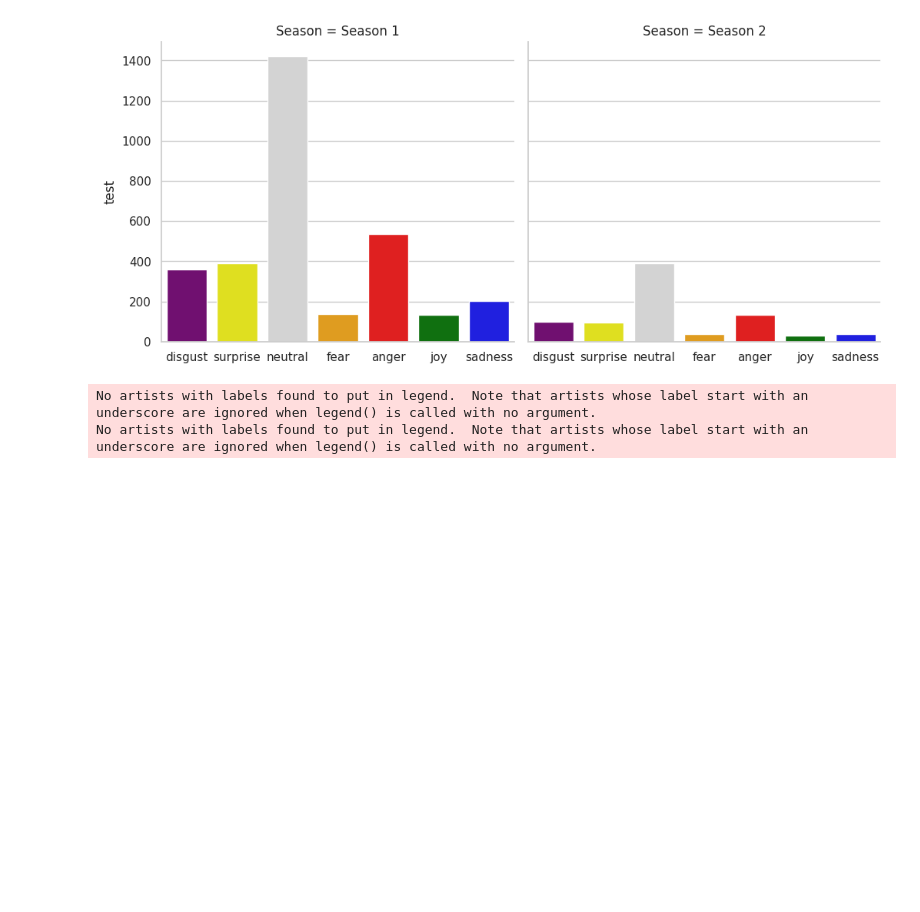
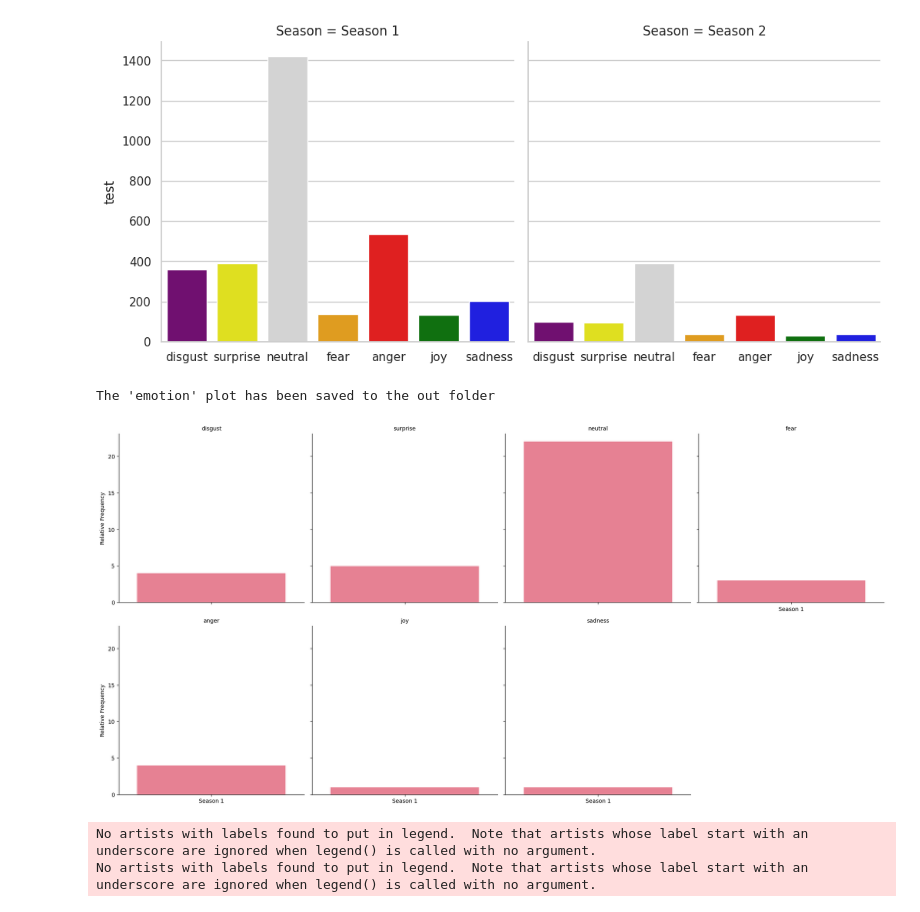
Before and after one commit to SMosegaard/cds-lang, a Jupyter notebook: assignments/assignment-4/src.ipynb, the cells around one changed output. Cells and saved outputs as stored; diff of their text form; code cells hidden in the pictures; blank space fills up the shorter version.

```diff
--- a/assignments/assignment-4/src.ipynb
+++ b/assignments/assignment-4/src.ipynb
@@ -97,6 +104,20 @@ plot.set_axis_labels("", "test")
 # %% [output]
 <seaborn.axisgrid.FacetGrid at 0x...>
 [figure]
+# %%
+def plot_emotion(df):
+    #total_counts = df.groupby('predicted_emotion')['Season'].value_counts(normalize = True) * 100
+    total_counts = df.groupby('Season')['predicted_emotion'].value_counts(normalize = True) * 100
+    plot = sns.catplot(data = df, x = "Season", hue = "Season", col = "predicted_emotion", kind = "count",
+                    palette = "husl", col_wrap = 4)
+    plot.set_axis_labels("", "Relative Frequency")
+    plot.set_titles("{col_name}")
+    return print("The 'emotion' plot has been saved to the out folder")
+# %%
+plot_emotion(data3)
+# %% [output]
+The 'emotion' plot has been saved to the out folder
+[figure, added]
 # %%
 seasons = sorted(data3['Season'].unique())
 
```
Also changed, not shown: parts of 7 cells of this notebook.
